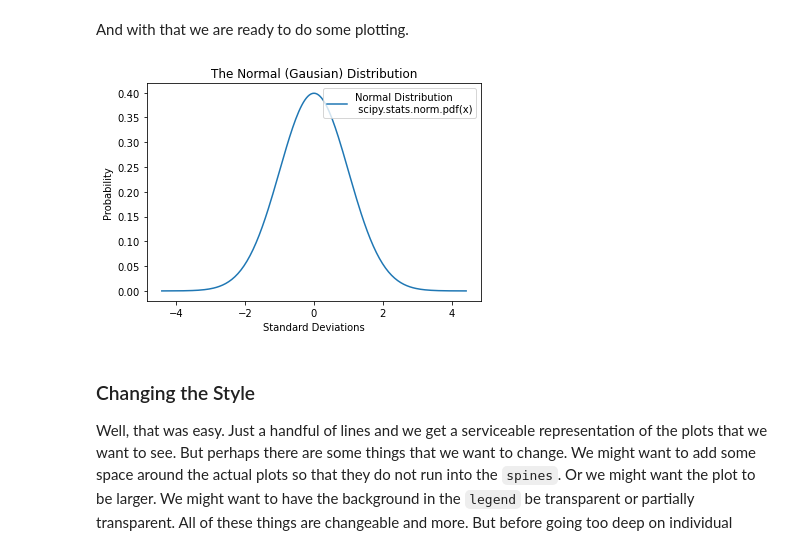
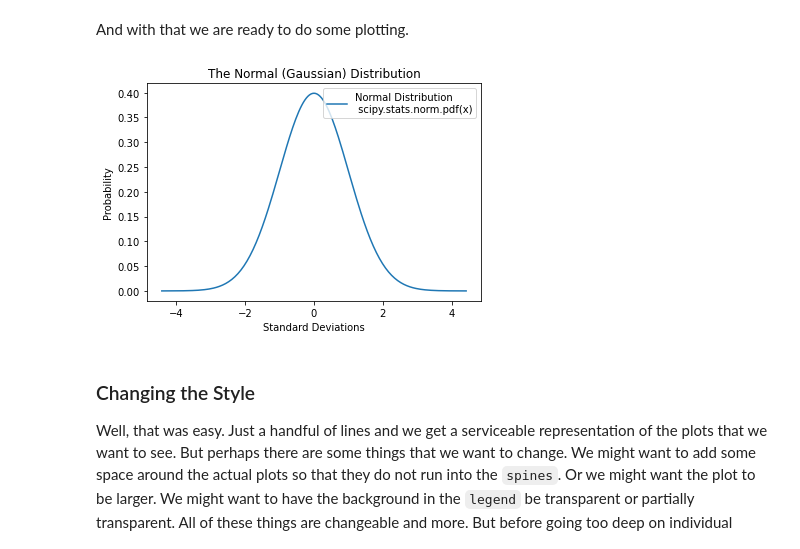
Before and after one commit to grtyvr/mathplotlib_using_normal_dist, a Jupyter notebook: MatPlotLib_2.ipynb, the cells around one changed output. Drawn from its saved outputs; the diff is of its cells as text; code cells hidden in the pictures.

```diff
--- a/MatPlotLib_2.ipynb
+++ b/MatPlotLib_2.ipynb
@@ -54,19 +56,19 @@ And with that we are ready to do some plotting.
 # %%
 # create a figure with a single axes object
 fig, ax = plt.subplots()
 
 # plot our normal function.
 ax.plot(x, norm.pdf(x), label='Normal Distribution\n scipy.stats.norm.pdf(x)')
 
 # add axis labels, title and legend
 ax.set_xlabel('Standard Deviations')
 ax.set_ylabel('Probability')
-ax.set_title('The Normal (Gausian) Distribution')
+ax.set_title('The Normal (Gaussian) Distribution')
 ax.legend()
 
 plt.savefig('first_figure.png', bbox_inches='tight')
 # %% [output]
-[figure, old version]
+[figure, new version]
 # %% [markdown]
 ### Changing the Style
 
```
Also changed, not shown: parts of 12 cells of this notebook, 12 other files.
